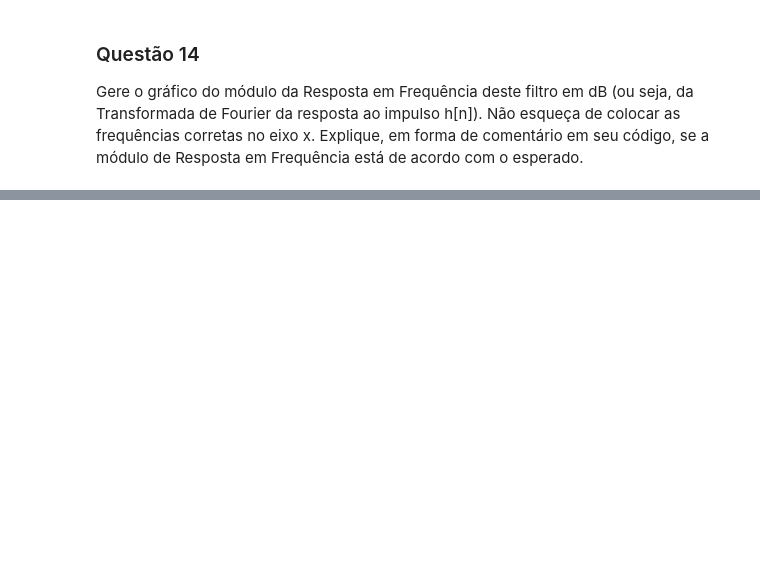
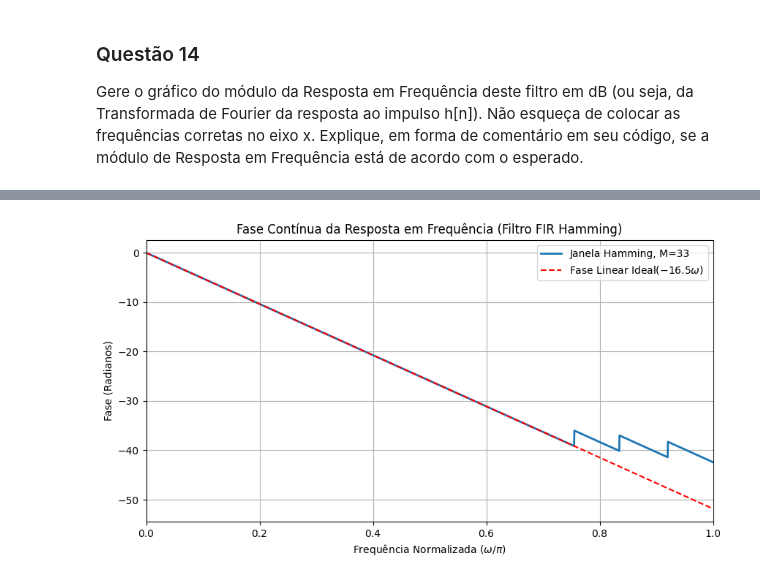
Before and after one commit to RyamLael/Processamento-digital-de-sinais, a Jupyter notebook: trabalho 01 - Filtros de Fase Linear e Janelamento.ipynb, the cells around one changed output, grey strips where cells are left out. Cells and saved outputs as stored; diff of their text form; code cells hidden in the pictures; blank space fills up the shorter version.

```diff
--- a/trabalho 01 - Filtros de Fase Linear e Janelamento.ipynb
+++ b/trabalho 01 - Filtros de Fase Linear e Janelamento.ipynb
@@ -772,0 +957,25 @@ módulo de Resposta em Frequência está de acordo com o esperado.
+# %%
+# Cálculo da Fase e Desembrulhamento (unwrap)
+H_phase_rad = np.unwrap(np.angle(H))
+
+# Cálculo da Fase Linear Ideal (para comparação)
+# Atraso de Grupo teórico (alpha)
+alpha = M / 2
+# Fase Ideal: -alpha * w (w está em radianos)
+fase_ideal = -alpha * w
+
+# Gráfico da Fase Contínua
+plt.figure(figsize=(10, 5))
+plt.plot(omega_norm, H_phase_rad, linewidth=2, label=f'Janela Hamming, M={M}')
+plt.plot(omega_norm, fase_ideal, 'r--', label=r'Fase Linear Ideal($-16.5\omega$)')
+
+plt.title("Fase Contínua da Resposta em Frequência (Filtro FIR Hamming)")
+plt.xlabel(r"Frequência Normalizada ($\omega/\pi$)")
+plt.ylabel("Fase (Radianos)")
+
+plt.xlim(0, 1)
+plt.legend()
+plt.grid(True)
+plt.show()
+# %% [output]
+[figure, added]
```
Also changed, not shown: parts of 28 cells of this notebook.
